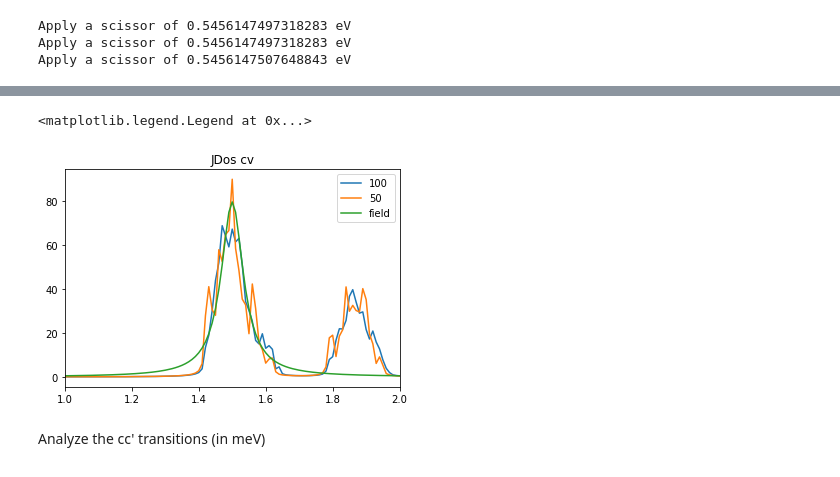
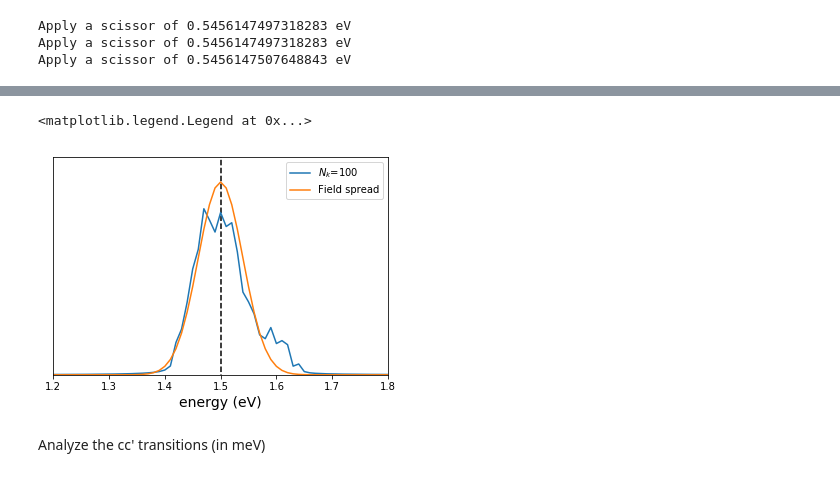
Before and after one commit to marcodalessandro76/Generation-and-decay-of-the-degree-of-spin-polarization-in-GaAs, a Jupyter notebook: QE_Calculations.ipynb, the cells around one changed output, grey strips where cells are left out. Saved outputs shown, nothing was run; the diff lists cells and outputs as text; code cells hidden in the pictures.

```diff
--- a/QE_Calculations.ipynb
+++ b/QE_Calculations.ipynb
@@ -624,13 +628,17 @@ plt.legend()
 # %%
-dos.append(energies=np.array([1.5]),norm=10,eta=0.04,minVal=1,maxVal=3,label='field')
+dos.append(energies=np.array([1.5]),norm=8,eta=0.04,minVal=1,maxVal=3,label='Field spread',broad_kind=U.gaussian)
 # %%
-dos.plot(plt,include=[0,2,3])
-plt.title('JDos cv')
-plt.xlim(1,2)
+dos.plot(plt,include=[0,3])
+#plt.title('JDos cv')
+plt.vlines(1.5,-2,100,linestyles='--')
+plt.yticks([])
+plt.xlabel('energy (eV)',size=14)
+plt.xlim(1.2,1.8)
+plt.ylim(0,90)
 plt.legend()
 # %% [output]
 <matplotlib.legend.Legend at 0x...>
-[figure, old version]
+[figure, new version]
 # %% [markdown]
 Analyze the cc' transitions (in meV)
 # %%
```
Also changed, not shown: parts of 20 cells of this notebook, 3 other files.
